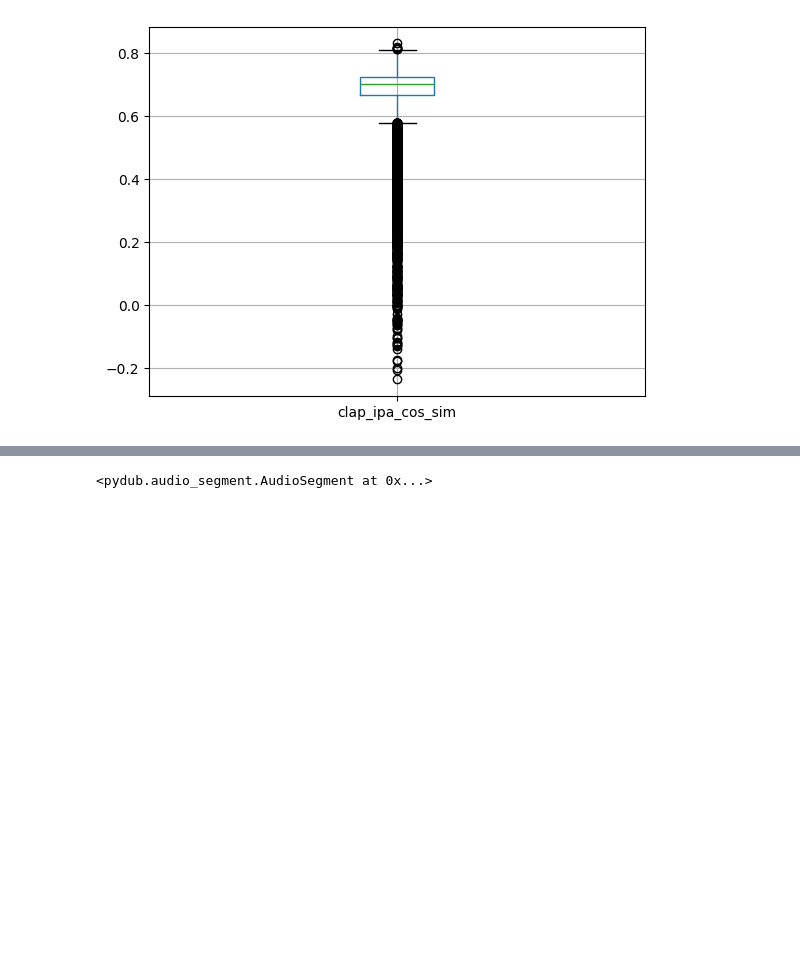
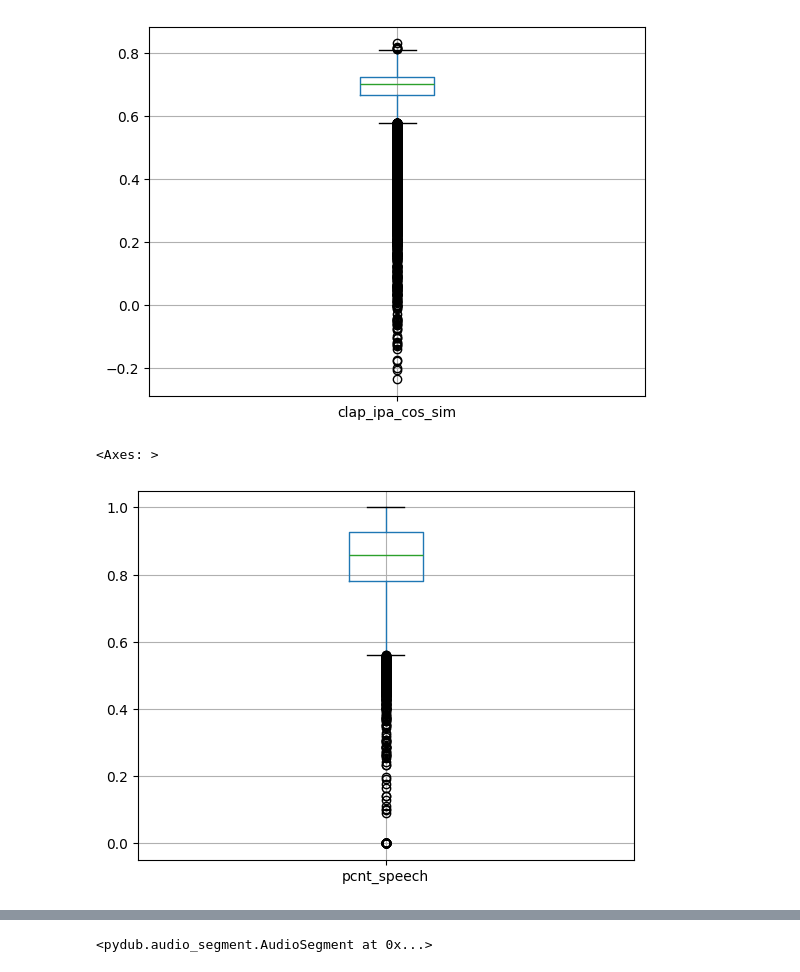
Before and after one commit to markjosims/malachor5, a Jupyter notebook: notebooks/tira_clap_sim_exploration.ipynb, the cells around one changed output, grey strips where cells are left out. Drawn from its saved outputs; the diff is of its cells as text; code cells hidden in the pictures; blank space fills up the shorter version.

```diff
--- a/notebooks/tira_clap_sim_exploration.ipynb
+++ b/notebooks/tira_clap_sim_exploration.ipynb
@@ -75,6 +84,11 @@ df.boxplot('clap_ipa_cos_sim')
 # %% [output]
 <Axes: >
 [figure]
+# %%
+df.boxplot('pcnt_speech')
+# %% [output]
+<Axes: >
+[figure, added]
 # %%
 cos_sim_06 = df.loc[
     df['clap_ipa_cos_sim']<0.6,
```
Also changed, not shown: parts of 9 cells of this notebook, 1 other file.
